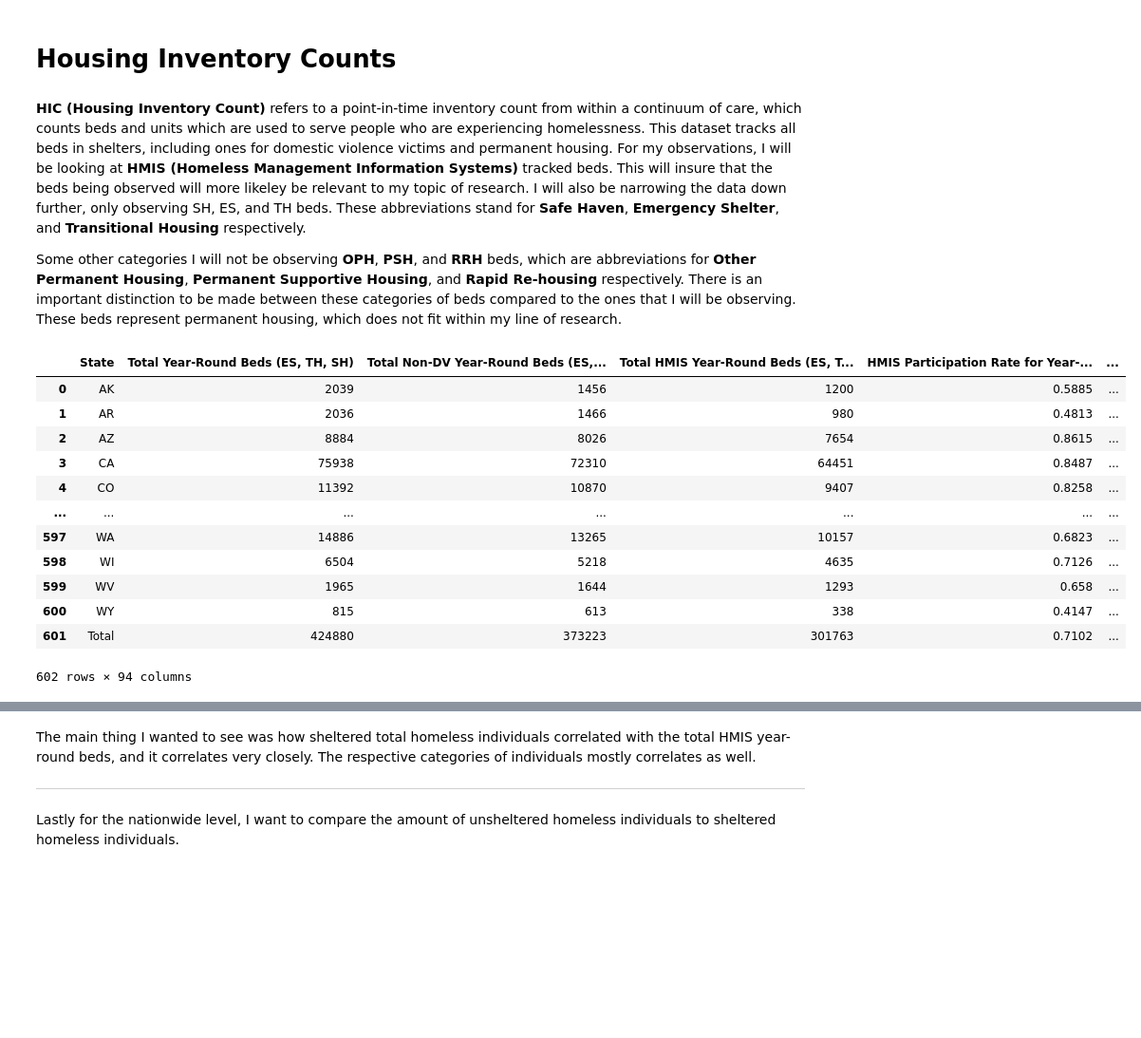
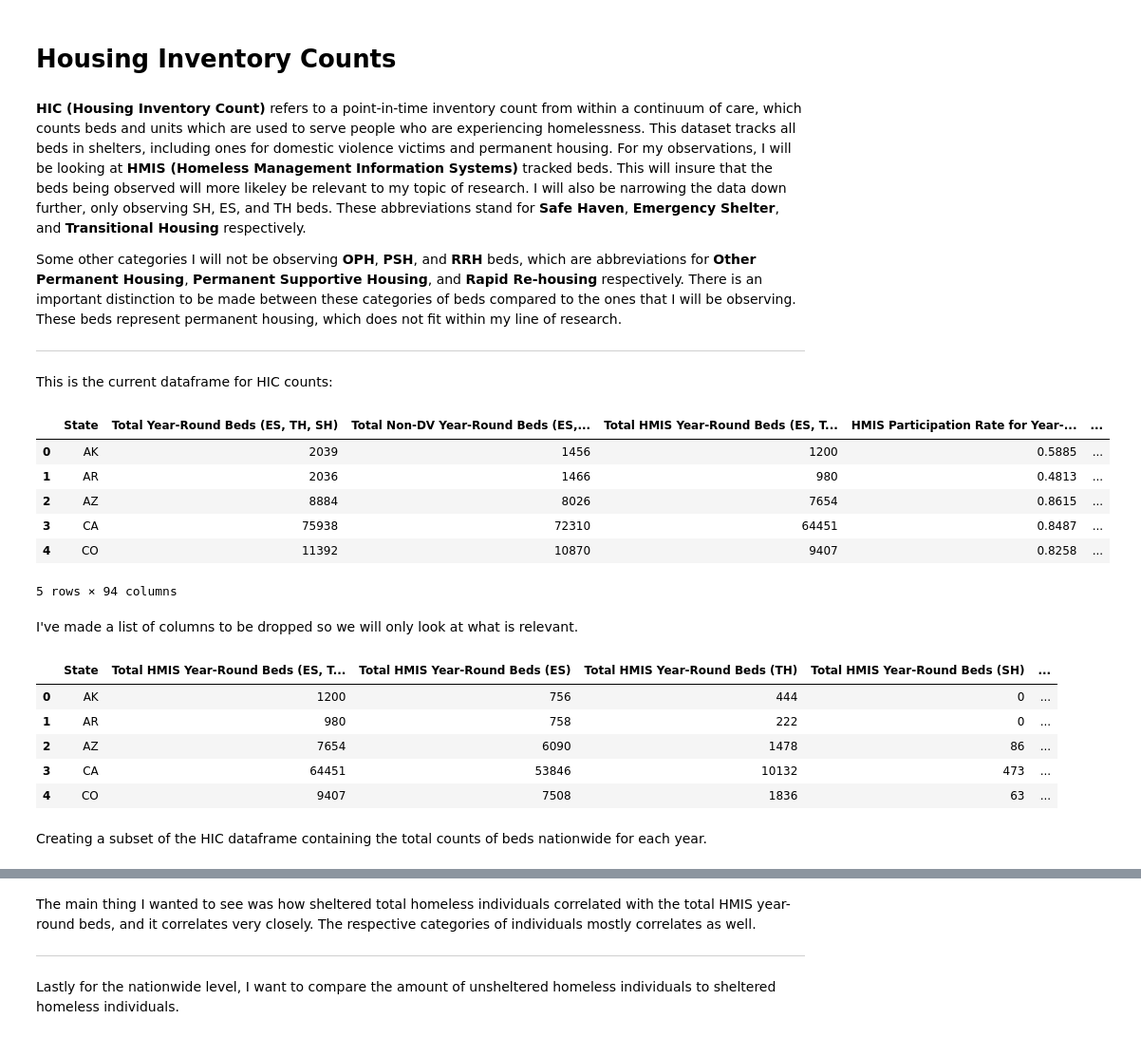
Before and after one commit to sad386-hsu/data_271, a Jupyter notebook: Final Project.ipynb, the cells around one changed output, grey strips where cells are left out. Shown at 95% size. Cells and saved outputs as stored; diff of their text form; code cells hidden in the pictures; blank space fills up the shorter version.

```diff
--- a/Final Project.ipynb
+++ b/Final Project.ipynb
@@ -273,22 +368,20 @@ ___
 **HIC (Housing Inventory Count)** refers to a point-in-time inventory count from within a continuum of care, which counts beds and units which are used to serve people who are experiencing homelessness. This dataset tracks all beds in shelters, including ones for domestic violence victims and permanent housing. For my observations, I will be looking at **HMIS (Homeless Management Information Systems)** tracked beds. This will insure that the beds being observed will more likeley be relevant to my topic of research. I will also be narrowing the data down further, only observing SH, ES, and TH beds. These abbreviations stand for **Safe Haven**, **Emergency Shelter**, and **Transitional Housing** respectively.
 
 Some other categories I will not be observing **OPH**, **PSH**, and **RRH** beds, which are abbreviations for **Other Permanent Housing**, **Permanent Supportive Housing**, and **Rapid Re-housing** respectively. There is an important distinction to be made between these categories of beds compared to the ones that I will be observing. These beds represent permanent housing, which does not fit within my line of research.
+___
+This is the current dataframe for HIC counts:
 # %%
-hic_concat_df
+hic_concat_df.head()
 # %% [output]
 |  | State | Total Year-Round Beds (ES, TH, SH) | Total Non-DV Year-Round Beds (ES,... | Total HMIS Year-Round Beds (ES, T... | HMIS Participation Rate for Year-... | ... |
 | 0 | AK | 2039 | 1456 | 1200 | 0.5885 | ... |
 | 1 | AR | 2036 | 1466 | 980 | 0.4813 | ... |
 | 2 | AZ | 8884 | 8026 | 7654 | 0.8615 | ... |
 | 3 | CA | 75938 | 72310 | 64451 | 0.8487 | ... |
 | 4 | CO | 11392 | 10870 | 9407 | 0.8258 | ... |
-| ... | ... | ... | ... | ... | ... | ... |
-| 597 | WA | 14886 | 13265 | 10157 | 0.6823 | ... |
-| 598 | WI | 6504 | 5218 | 4635 | 0.7126 | ... |
-| 599 | WV | 1965 | 1644 | 1293 | 0.658 | ... |
-| 600 | WY | 815 | 613 | 338 | 0.4147 | ... |
-| 601 | Total | 424880 | 373223 | 301763 | 0.7102 | ... |
-602 rows × 94 columns
+5 rows × 94 columns
+# %% [markdown]
+I've made a list of columns to be dropped so we will only look at what is relevant.
 # %%
 # importing a large list of columns to drop
 
@@ -298,6 +391,17 @@ from hic_drop import hic_drop
 
 hic_totals = hic_concat_df.drop(columns=hic_drop)
 hic_totals = hic_totals.drop(columns=['HMIS Participation Rate for Year-Round Beds (ES, TH, SH)', 'Total HMIS Year-Round Beds (PSH)', 'Total HMIS Year-Round Beds (OPH)'])
+
+hic_totals.head()
+# %% [output]
+|  | State | Total HMIS Year-Round Beds (ES, T... | Total HMIS Year-Round Beds (ES) | Total HMIS Year-Round Beds (TH) | Total HMIS Year-Round Beds (SH) | ... |
+| 0 | AK | 1200 | 756 | 444 | 0 | ... |
+| 1 | AR | 980 | 758 | 222 | 0 | ... |
+| 2 | AZ | 7654 | 6090 | 1478 | 86 | ... |
+| 3 | CA | 64451 | 53846 | 10132 | 473 | ... |
+| 4 | CO | 9407 | 7508 | 1836 | 63 | ... |
+# %% [markdown]
+Creating a subset of the HIC dataframe containing the total counts of beds nationwide for each year.
 # %%
 # creating the dataframe for total beds nationwide for each year
 
```
Also changed, not shown: parts of 45 cells of this notebook, 3 other files.
